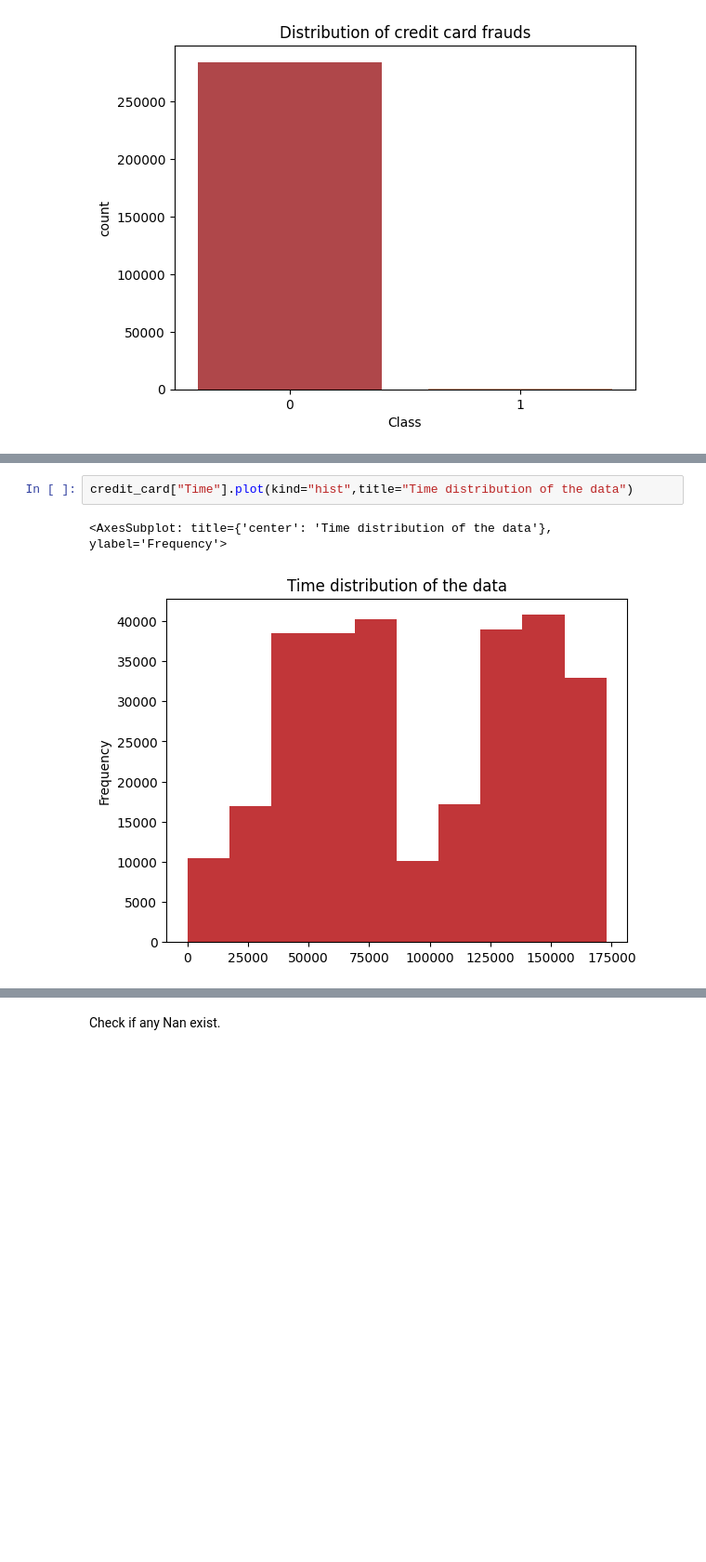
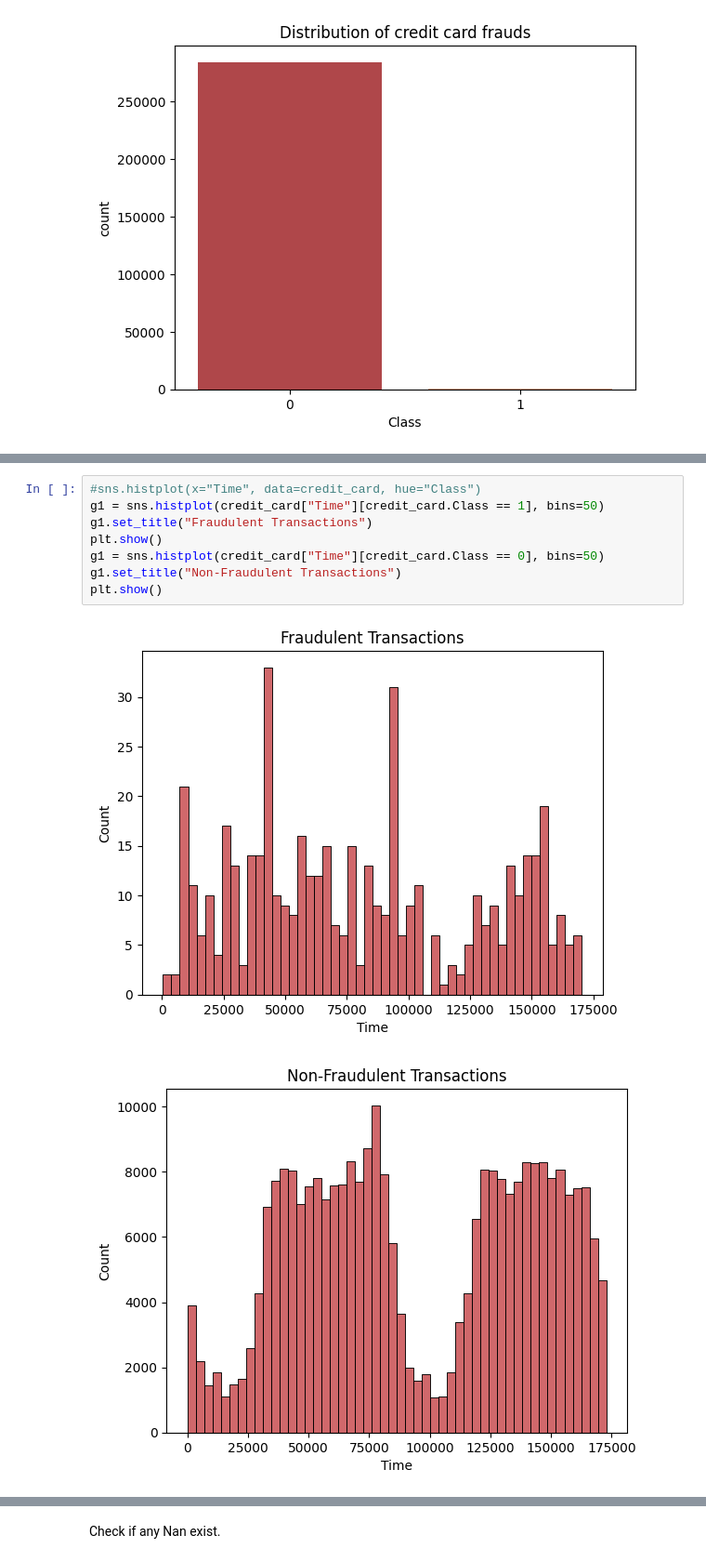
Before and after one commit to abdullahkavakli/Credit-Card-Fraud-Detection-Using-KNN, a Jupyter notebook: Credit Card Fraud Detection.ipynb, the cells around one changed output, grey strips where cells are left out. Shown at 93% size. Saved outputs shown, nothing was run; the diff lists cells and outputs as text; blank space fills up the shorter version.

```diff
--- a/Credit Card Fraud Detection.ipynb
+++ b/Credit Card Fraud Detection.ipynb
@@ -55,5 +105,11 @@ Text(0.5, 1.0, 'Distribution of credit card frauds')
 # %%
-credit_card["Time"].plot(kind="hist",title="Time distribution of the data")
+#sns.histplot(x="Time", data=credit_card, hue="Class")
+g1 = sns.histplot(credit_card["Time"][credit_card.Class == 1], bins=50)
+g1.set_title("Fraudulent Transactions")
+plt.show()
+g1 = sns.histplot(credit_card["Time"][credit_card.Class == 0], bins=50)
+g1.set_title("Non-Fraudulent Transactions")
+plt.show()
 # %% [output]
-<AxesSubplot: title={'center': 'Time distribution of the data'}, ylabel='Frequency'>
-[figure, old version]
+[figure, new version]
+[figure, added]
```
Also changed, not shown: parts of 24 cells of this notebook.
